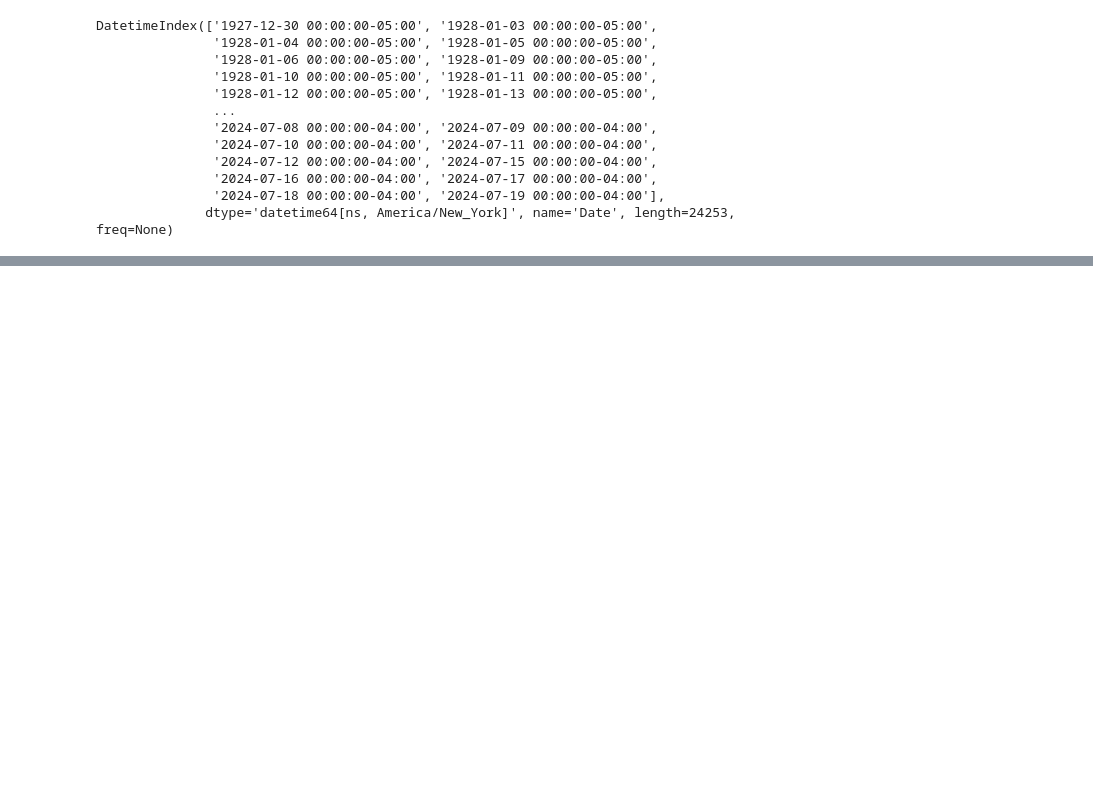
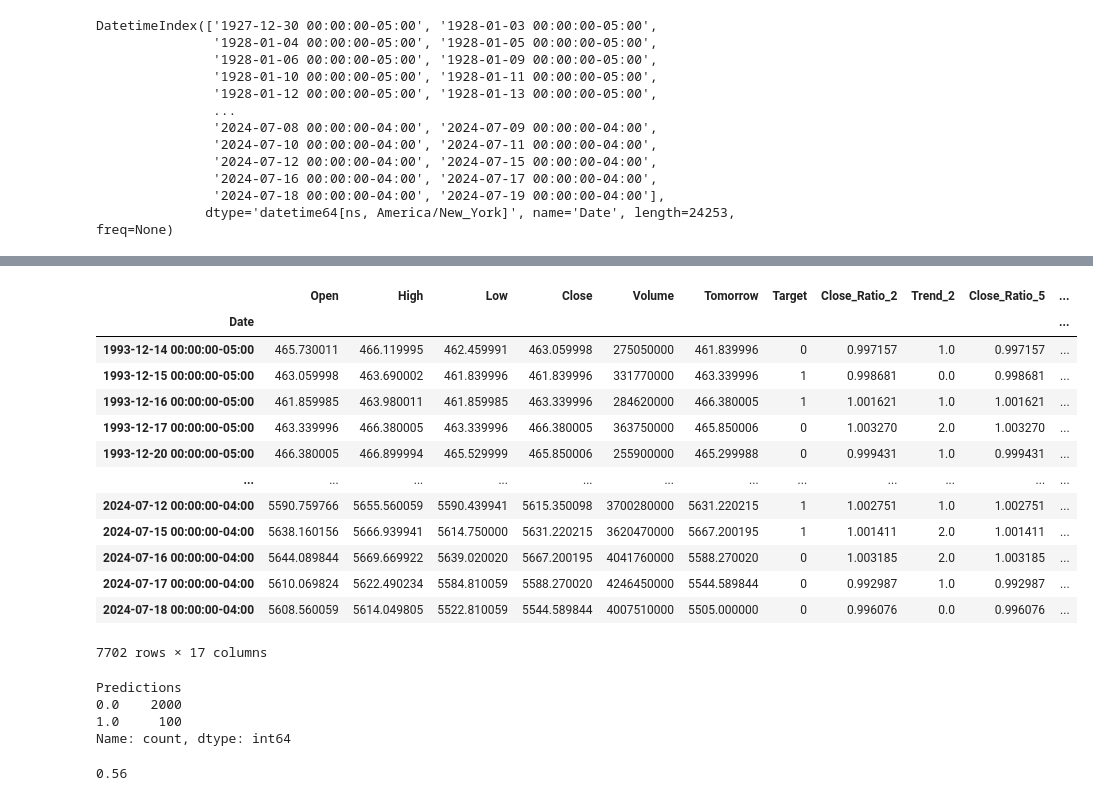
Before and after one commit to HamzaLghali/MLStockMarketPred, a Jupyter notebook: StockMarketPred.ipynb, the cells around one changed output, grey strips where cells are left out. Saved outputs shown, nothing was run; the diff lists cells and outputs as text; code cells hidden in the pictures; blank space fills up the shorter version.

```diff
--- a/StockMarketPred.ipynb
+++ b/StockMarketPred.ipynb
@@ -40,0 +224,19 @@ DatetimeIndex(['1927-12-30 00:00:00-05:00', '1928-01-03 00:00:00-05:00',
+# %%
+sp500=sp500.dropna()
+# %%
+sp500
+# %% [output]
+|  | Open | High | Low | Close | Volume | Tomorrow | Target | Close_Ratio_2 | Trend_2 | Close_Ratio_5 | ... |
+| Date |  |  |  |  |  |  |  |  |  |  | ... |
+| 1993-12-14 00:00:00-05:00 | 465.730011 | 466.119995 | 462.459991 | 463.059998 | 275050000 | 461.839996 | 0 | 0.997157 | 1.0 | 0.997157 | ... |
+| 1993-12-15 00:00:00-05:00 | 463.059998 | 463.690002 | 461.839996 | 461.839996 | 331770000 | 463.339996 | 1 | 0.998681 | 0.0 | 0.998681 | ... |
+| 1993-12-16 00:00:00-05:00 | 461.859985 | 463.980011 | 461.859985 | 463.339996 | 284620000 | 466.380005 | 1 | 1.001621 | 1.0 | 1.001621 | ... |
+| 1993-12-17 00:00:00-05:00 | 463.339996 | 466.380005 | 463.339996 | 466.380005 | 363750000 | 465.850006 | 0 | 1.003270 | 2.0 | 1.003270 | ... |
+| 1993-12-20 00:00:00-05:00 | 466.380005 | 466.899994 | 465.529999 | 465.850006 | 255900000 | 465.299988 | 0 | 0.999431 | 1.0 | 0.999431 | ... |
+| ... | ... | ... | ... | ... | ... | ... | ... | ... | ... | ... | ... |
+| 2024-07-12 00:00:00-04:00 | 5590.759766 | 5655.560059 | 5590.439941 | 5615.350098 | 3700280000 | 5631.220215 | 1 | 1.002751 | 1.0 | 1.002751 | ... |
+| 2024-07-15 00:00:00-04:00 | 5638.160156 | 5666.939941 | 5614.750000 | 5631.220215 | 3620470000 | 5667.200195 | 1 | 1.001411 | 2.0 | 1.001411 | ... |
+| 2024-07-16 00:00:00-04:00 | 5644.089844 | 5669.669922 | 5639.020020 | 5667.200195 | 4041760000 | 5588.270020 | 0 | 1.003185 | 2.0 | 1.003185 | ... |
+| 2024-07-17 00:00:00-04:00 | 5610.069824 | 5622.490234 | 5584.810059 | 5588.270020 | 4246450000 | 5544.589844 | 0 | 0.992987 | 1.0 | 0.992987 | ... |
+| 2024-07-18 00:00:00-04:00 | 5608.560059 | 5614.049805 | 5522.810059 | 5544.589844 | 4007510000 | 5505.000000 | 0 | 0.996076 | 0.0 | 0.996076 | ... |
+7702 rows × 17 columns
@@ -40,0 +256,11 @@ DatetimeIndex(['1927-12-30 00:00:00-05:00', '1928-01-03 00:00:00-05:00',
+# %%
+predictions["Predictions"].value_counts()
+# %% [output]
+Predictions
+0.0    2000
+1.0     100
+Name: count, dtype: int64
+# %%
+precision_score(predictions["Target"], predictions["Predictions"])
+# %% [output]
+0.56
```
Also changed, not shown: parts of 26 cells of this notebook.
